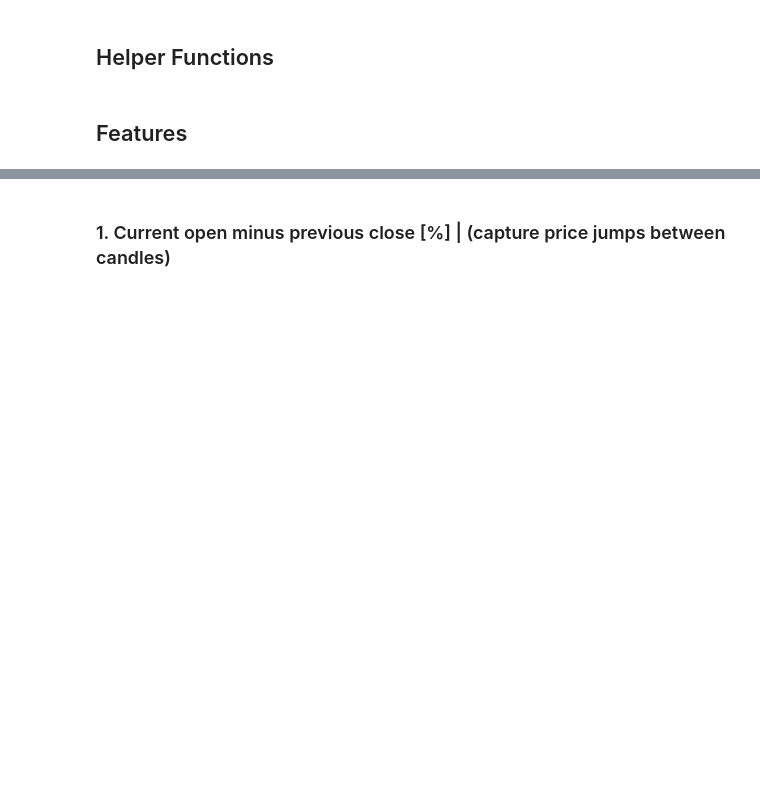
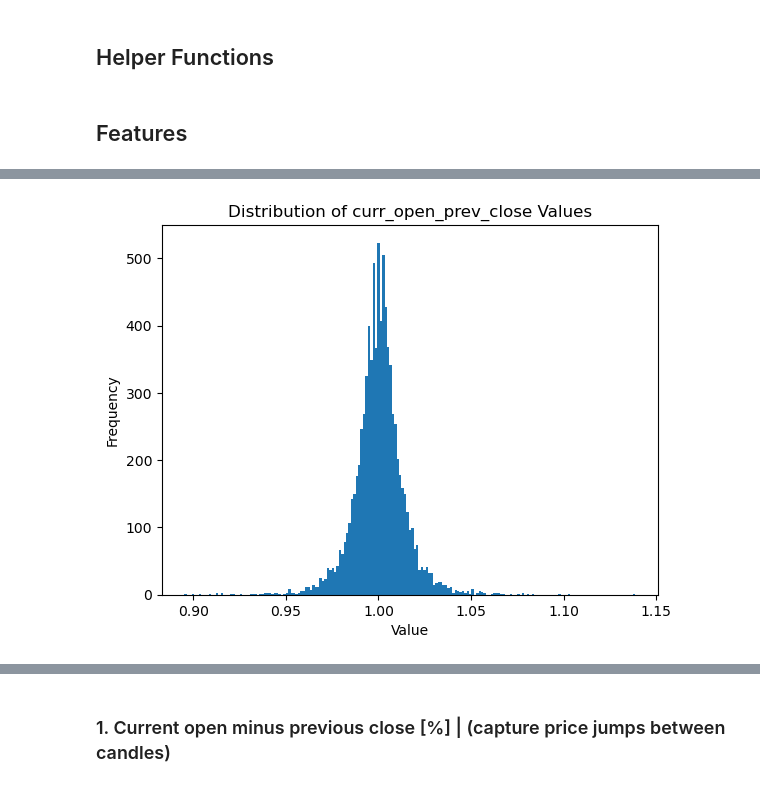
Before and after one commit to Frederik135/NN_Forecasting, a Jupyter notebook: NN_model/preprocessing.ipynb, the cells around one changed output, grey strips where cells are left out. Drawn from its saved outputs; the diff is of its cells as text; code cells hidden in the pictures; blank space fills up the shorter version.

```diff
--- a/NN_model/preprocessing.ipynb
+++ b/NN_model/preprocessing.ipynb
@@ -178,0 +187,9 @@ def plot_cyclical_encoding(column_name):
+# %%
+# Histogram
+plt.hist(curr_close_prev_close_rel, bins='auto')
+plt.title('Distribution of curr_open_prev_close Values')
+plt.xlabel('Value')
+plt.ylabel('Frequency')
+plt.show()
+# %% [output]
+[figure, added]
```
Also changed, not shown: parts of 46 cells of this notebook, 8 other files.
